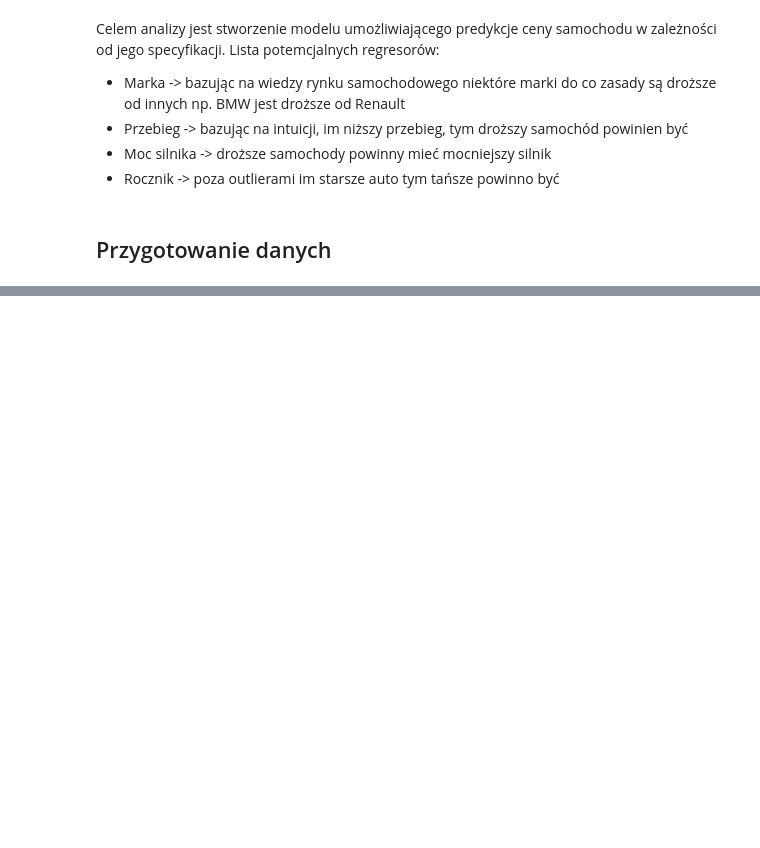
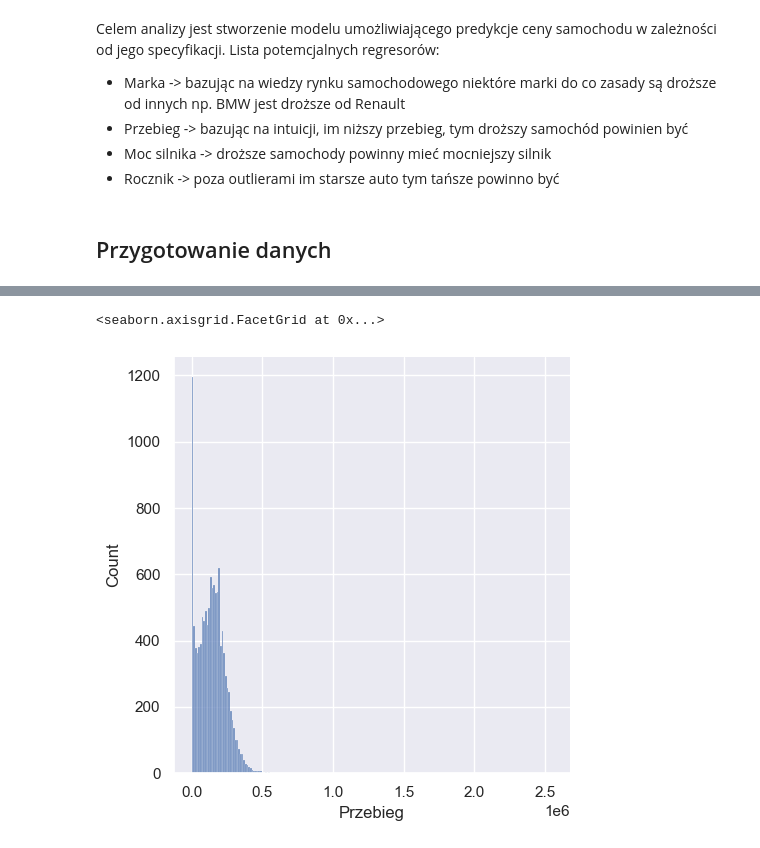
Before and after one commit to Maxik121/Otomoto-Data-Analysis, a Jupyter notebook: predictive_model.ipynb, the cells around one changed output, grey strips where cells are left out. Saved outputs shown, nothing was run; the diff lists cells and outputs as text; code cells hidden in the pictures; blank space fills up the shorter version.

```diff
--- a/predictive_model.ipynb
+++ b/predictive_model.ipynb
@@ -77,0 +83,5 @@ Liczba unikalnych modeli z brakami: 2381
+# %%
+sns.displot(data['Przebieg'])
+# %% [output]
+<seaborn.axisgrid.FacetGrid at 0x...>
+[figure, added]
```
Also changed, not shown: parts of 29 cells of this notebook.
